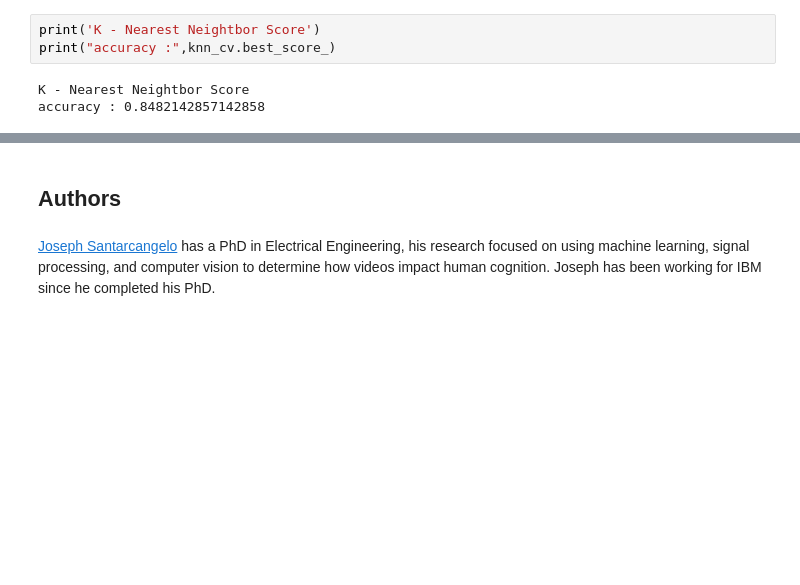
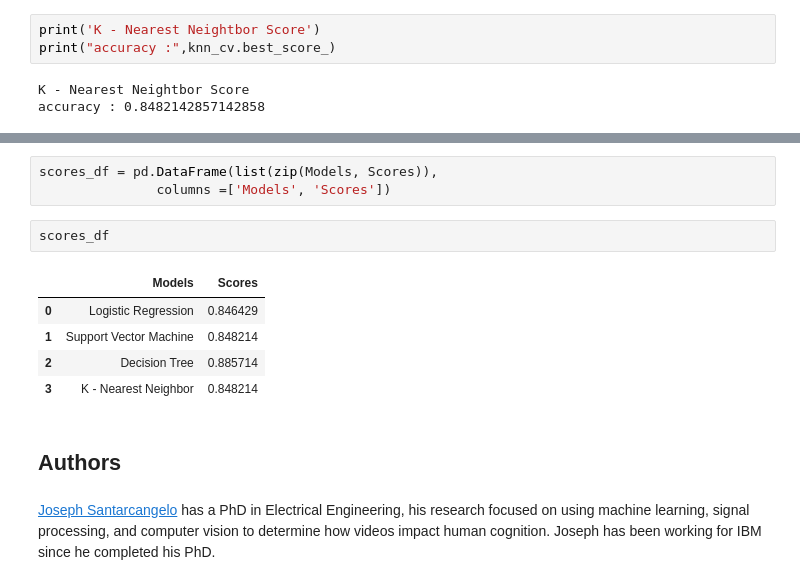
Before and after one commit to cvaisnor/IBM-Data-Science-Capstone, a Jupyter notebook: Machine Learning Prediction Lab.ipynb, the cells around one changed output, grey strips where cells are left out. Drawn from its saved outputs; the diff is of its cells as text; blank space fills up the shorter version.

```diff
--- a/Machine Learning Prediction Lab.ipynb
+++ b/Machine Learning Prediction Lab.ipynb
@@ -346,3 +368,14 @@ accuracy : 0.8482142857142858
+# %%
+scores_df = pd.DataFrame(list(zip(Models, Scores)),
+               columns =['Models', 'Scores'])
+# %%
+scores_df
+# %% [output]
+|  | Models | Scores |
+| 0 | Logistic Regression | 0.846429 |
+| 1 | Support Vector Machine | 0.848214 |
+| 2 | Decision Tree | 0.885714 |
+| 3 | K - Nearest Neighbor | 0.848214 |
 # %% [markdown]
 ## Authors
 # %% [markdown]
```
Also changed, not shown: parts of 6 cells of this notebook.
